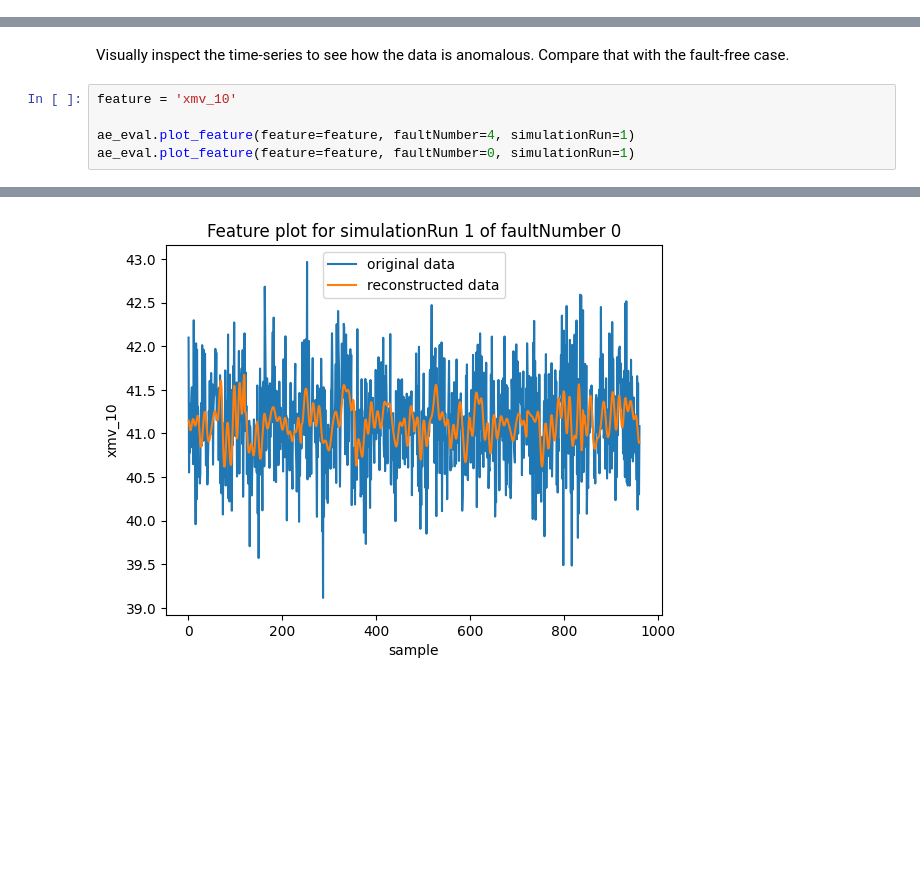
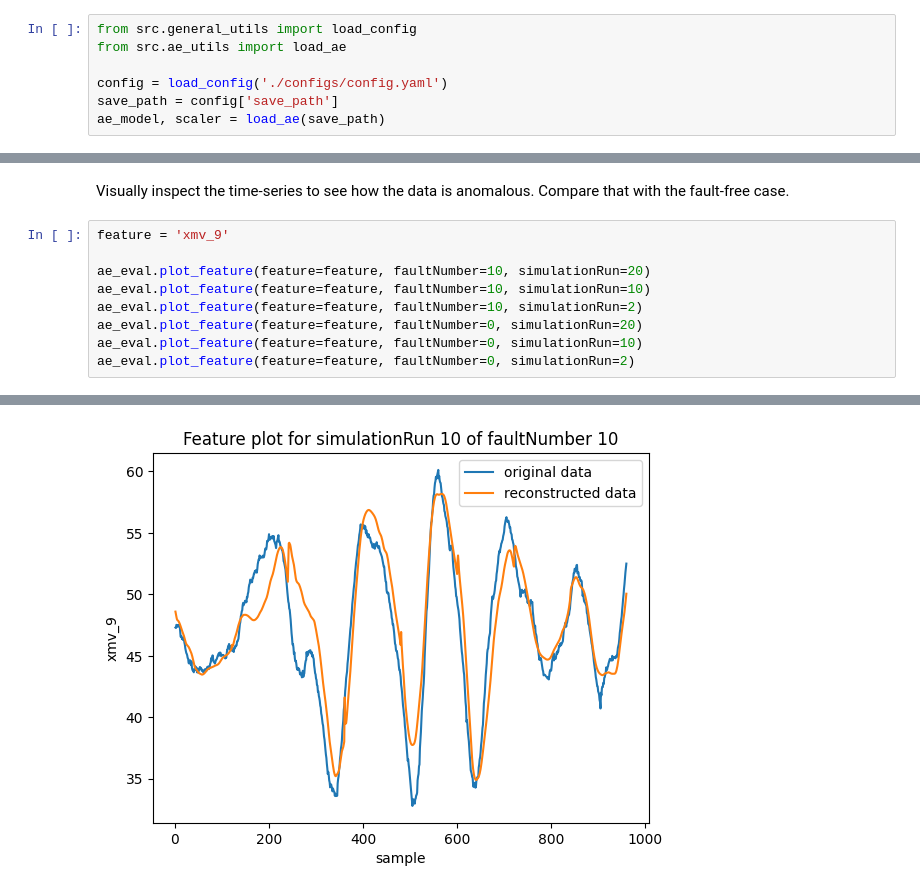
Before and after one commit to genghk79/LSTM-Autoencoder-Anomaly-Detection, a Jupyter notebook: AE_AD.ipynb, the cells around one changed output, grey strips where cells are left out. Saved outputs shown, nothing was run; the diff lists cells and outputs as text; blank space fills up the shorter version.

```diff
--- a/AE_AD.ipynb
+++ b/AE_AD.ipynb
@@ -115,0 +118,7 @@ There's the fault-free data, and faults no. 1-20. Each set has 500 simulation ru
+# %%
+from src.general_utils import load_config
+from src.ae_utils import load_ae
+
+config = load_config('./configs/config.yaml')
+save_path = config['save_path']
+ae_model, scaler = load_ae(save_path)
@@ -198,8 +232,12 @@ ae_eval.plot_RMSE_distributions(faultNumber=4)
 # %% [markdown]
 Visually inspect the time-series to see how the data is anomalous. Compare that with the fault-free case.
 # %%
-feature = 'xmv_10'
+feature = 'xmv_9'
 
-ae_eval.plot_feature(feature=feature, faultNumber=4, simulationRun=1)
-ae_eval.plot_feature(feature=feature, faultNumber=0, simulationRun=1)
+ae_eval.plot_feature(feature=feature, faultNumber=10, simulationRun=20)
+ae_eval.plot_feature(feature=feature, faultNumber=10, simulationRun=10)
+ae_eval.plot_feature(feature=feature, faultNumber=10, simulationRun=2)
+ae_eval.plot_feature(feature=feature, faultNumber=0, simulationRun=20)
+ae_eval.plot_feature(feature=feature, faultNumber=0, simulationRun=10)
+ae_eval.plot_feature(feature=feature, faultNumber=0, simulationRun=2)
 # %% [output]
@@ -207 +245 @@ ae_eval.plot_feature(feature=feature, faultNumber=0, simulationRun=1)
-[figure, old version]
+[figure, new version]
```
Also changed, not shown: parts of 14 cells of this notebook, 10 other files.
